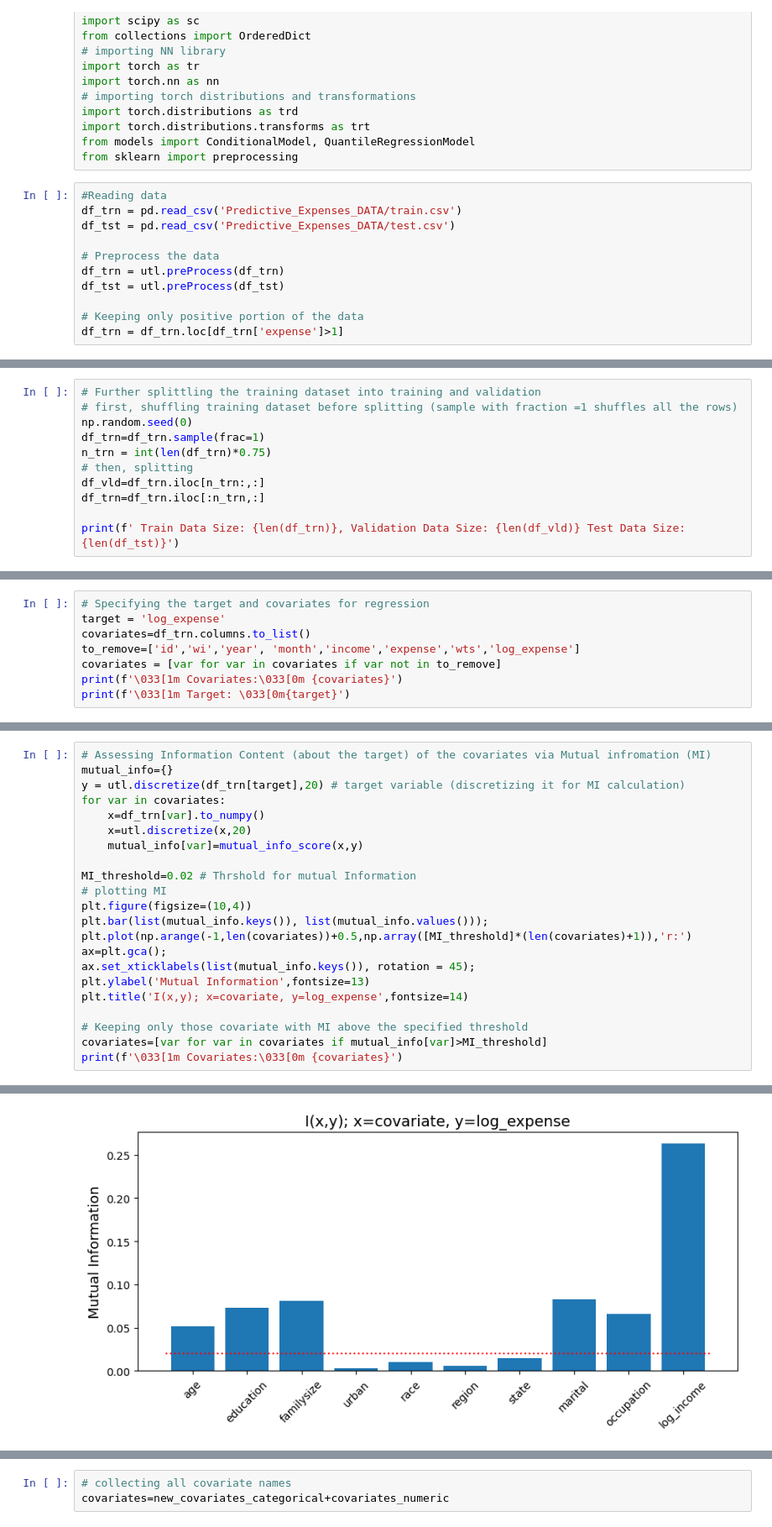
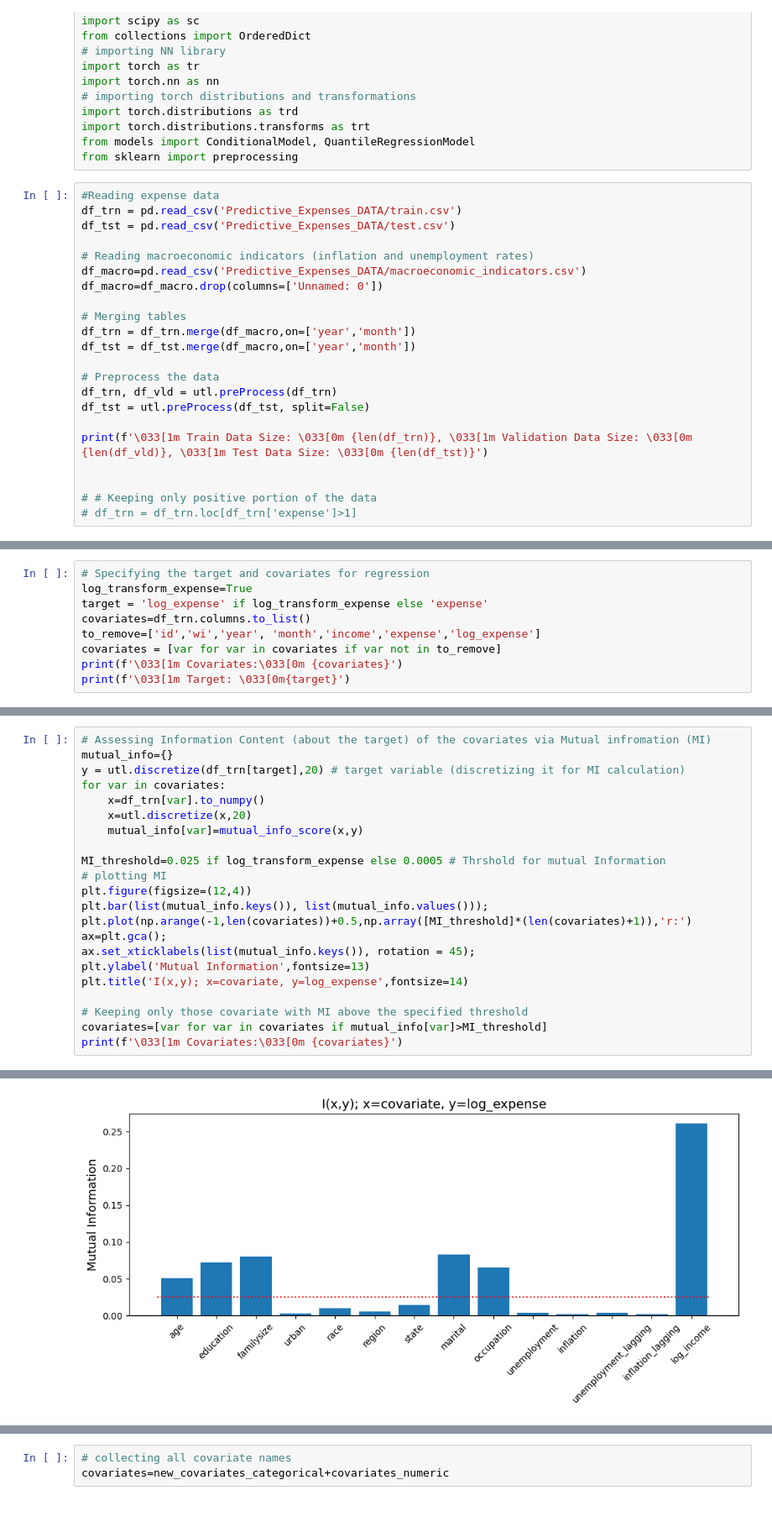
Before and after one commit to ashutosh-tewari/VCS, a Jupyter notebook: ExpensePrediction-QuantileRegression.ipynb, the cells around one changed output, grey strips where cells are left out. Shown at 84% size. Saved outputs shown, nothing was run; the diff lists cells and outputs as text.

```diff
--- a/ExpensePrediction-QuantileRegression.ipynb
+++ b/ExpensePrediction-QuantileRegression.ipynb
@@ -23,13 +23,24 @@ import torch.distributions.transforms as trt
 from models import ConditionalModel, QuantileRegressionModel
 from sklearn import preprocessing
 # %%
-#Reading data
+#Reading expense data
 df_trn = pd.read_csv('Predictive_Expenses_DATA/train.csv')
 df_tst = pd.read_csv('Predictive_Expenses_DATA/test.csv')
 
+# Reading macroeconomic indicators (inflation and unemployment rates)
+df_macro=pd.read_csv('Predictive_Expenses_DATA/macroeconomic_indicators.csv')
+df_macro=df_macro.drop(columns=['Unnamed: 0'])
+
+# Merging tables
+df_trn = df_trn.merge(df_macro,on=['year','month'])
+df_tst = df_tst.merge(df_macro,on=['year','month'])
+
 # Preprocess the data
-df_trn = utl.preProcess(df_trn)
-df_tst = utl.preProcess(df_tst)
+df_trn, df_vld = utl.preProcess(df_trn)
+df_tst = utl.preProcess(df_tst, split=False)
 
-# Keeping only positive portion of the data
-df_trn = df_trn.loc[df_trn['expense']>1]
+print(f'\033[1m Train Data Size: \033[0m {len(df_trn)}, \033[1m Validation Data Size: \033[0m {len(df_vld)}, \033[1m Test Data Size: \033[0m {len(df_tst)}')
+
+
+# # Keeping only positive portion of the data
+# df_trn = df_trn.loc[df_trn['expense']>1]
@@ -36,11 +48,0 @@ df_trn = df_trn.loc[df_trn['expense']>1]
-# %%
-# Further splittling the training dataset into training and validation
-# first, shuffling training dataset before splitting (sample with fraction =1 shuffles all the rows)
-np.random.seed(0)
-df_trn=df_trn.sample(frac=1)
-n_trn = int(len(df_trn)*0.75)
-# then, splitting
-df_vld=df_trn.iloc[n_trn:,:]
-df_trn=df_trn.iloc[:n_trn,:]
-
-print(f' Train Data Size: {len(df_trn)}, Validation Data Size: {len(df_vld)} Test Data Size: {len(df_tst)}')
@@ -49,8 +49,9 @@ print(f' Train Data Size: {len(df_trn)}, Validation Data Size: {len(df_vld)} Tes
 # %%
 # Specifying the target and covariates for regression
-target = 'log_expense'
+log_transform_expense=True
+target = 'log_expense' if log_transform_expense else 'expense'
 covariates=df_trn.columns.to_list()
-to_remove=['id','wi','year', 'month','income','expense','wts','log_expense']
+to_remove=['id','wi','year', 'month','income','expense','log_expense']
 covariates = [var for var in covariates if var not in to_remove]
 print(f'\033[1m Covariates:\033[0m {covariates}')
 print(f'\033[1m Target: \033[0m{target}')
@@ -60,28 +61,28 @@ print(f'\033[1m Target: \033[0m{target}')
 # %%
 # Assessing Information Content (about the target) of the covariates via Mutual infromation (MI)
 mutual_info={}
 y = utl.discretize(df_trn[target],20) # target variable (discretizing it for MI calculation)
 for var in covariates:
     x=df_trn[var].to_numpy()
     x=utl.discretize(x,20)
     mutual_info[var]=mutual_info_score(x,y)
 
-MI_threshold=0.02 # Thrshold for mutual Information
+MI_threshold=0.025 if log_transform_expense else 0.0005 # Thrshold for mutual Information
 # plotting MI
-plt.figure(figsize=(10,4))
+plt.figure(figsize=(12,4))
 plt.bar(list(mutual_info.keys()), list(mutual_info.values()));
 plt.plot(np.arange(-1,len(covariates))+0.5,np.array([MI_threshold]*(len(covariates)+1)),'r:')
 ax=plt.gca();
 ax.set_xticklabels(list(mutual_info.keys()), rotation = 45);
 plt.ylabel('Mutual Information',fontsize=13)
 plt.title('I(x,y); x=covariate, y=log_expense',fontsize=14)
 
 # Keeping only those covariate with MI above the specified threshold
 covariates=[var for var in covariates if mutual_info[var]>MI_threshold]
 print(f'\033[1m Covariates:\033[0m {covariates}')
 # %% [output]
  Covariates: ['age', 'education', 'familysize', 'marital', 'occupation', 'log_income']
-[figure, old version]
+[figure, new version]
 # %%
 # Defining the Covariate Type (Categorical, Numeric). Ordinal Variable (eduction) is considered Numeric here.
 covariates_categorical = ['marital','occupation']
```
Also changed, not shown: parts of 11 cells of this notebook, 10 other files.
